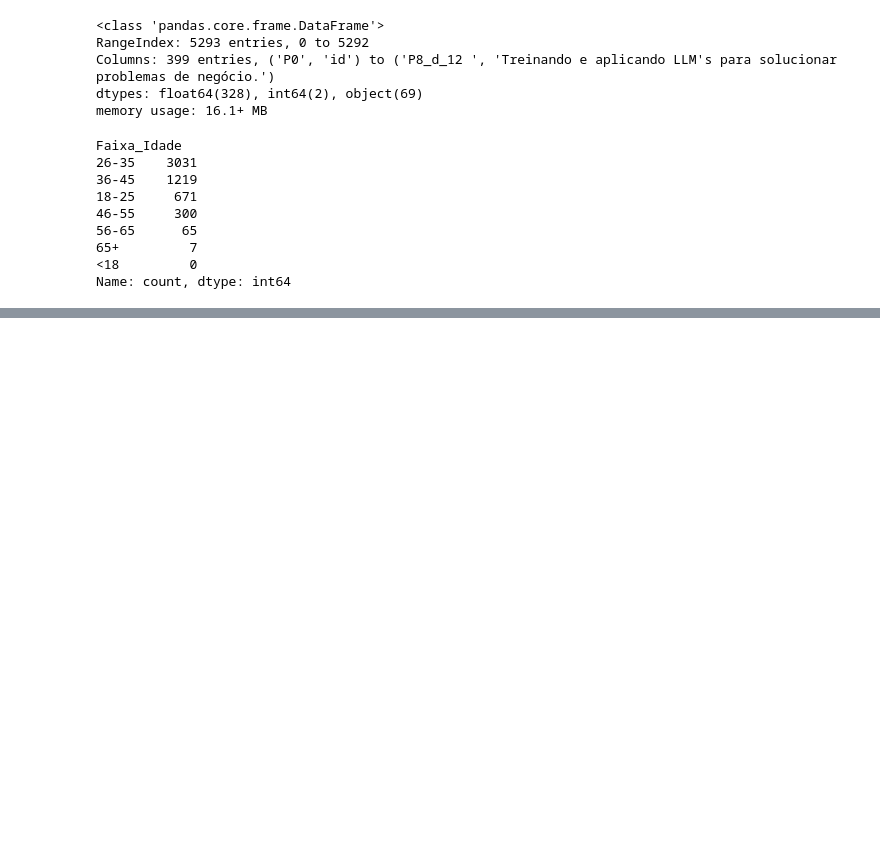
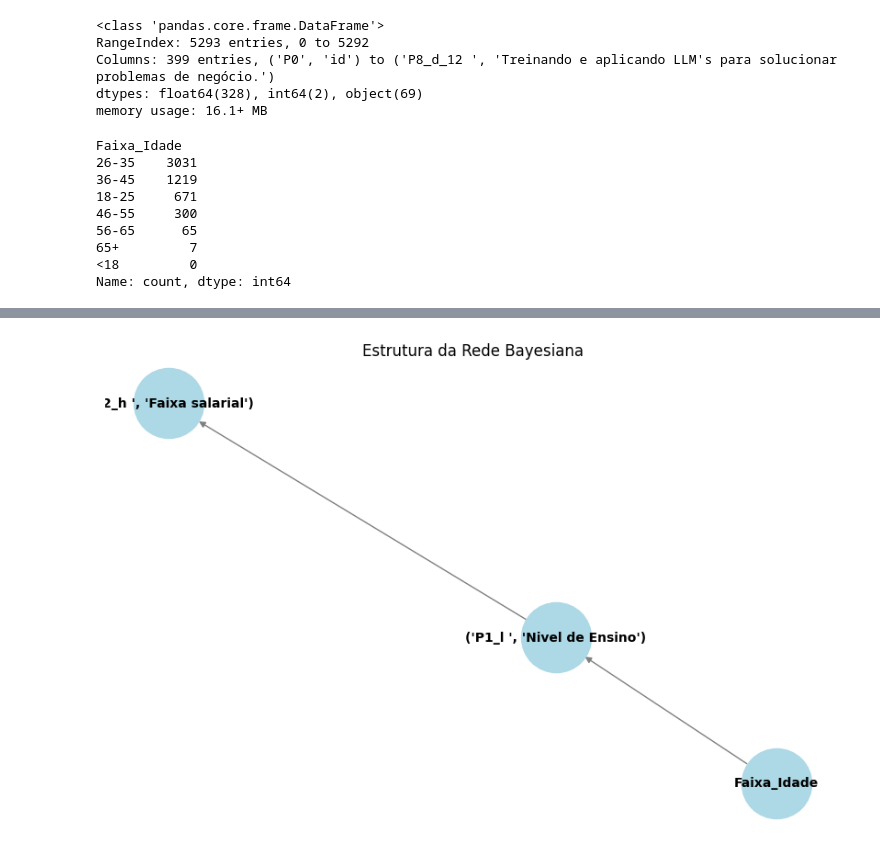
Before and after one commit to Nertonm/kaggle, a Jupyter notebook: Teste_4.ipynb, the cells around one changed output, grey strips where cells are left out. Drawn from its saved outputs; the diff is of its cells as text; code cells hidden in the pictures; blank space fills up the shorter version.

Commit message:
Adicionando Rede Bayesiana e correlação de Cramér

```diff
--- a/Teste_4.ipynb
+++ b/Teste_4.ipynb
@@ -91,5 +26,0 @@ def get_file_path():
-# %%
-# Carregando o DataFrame
-file_path = get_file_path()
-df = pd.read_csv(file_path)
-df.head()
@@ -162,3 +58,66 @@ Faixa_Idade
 65+         7
 <18         0
 Name: count, dtype: int64
+# %%
+import pandas as pd
+import networkx as nx
+import matplotlib.pyplot as plt
+from pgmpy.models import BayesianNetwork
+from pgmpy.estimators import MaximumLikelihoodEstimator
+from pgmpy.inference import VariableElimination
+
+# Definir os intervalos de idade
+bins = [0, 18, 25, 35, 45, 55, 65, 100]
+labels = ['<18', '18-25', '26-35', '36-45', '46-55', '56-65', '65+']
+
+# Criar a nova variável categorizada
+df['Faixa_Idade'] = pd.cut(df["('P1_a ', 'Idade')"], bins=bins, labels=labels, right=False)
+print("Distribuição das Faixas Etárias:")
+print(df['Faixa_Idade'].value_counts())
+
+# Definir a estrutura da rede bayesiana
+dependency_structure = [
+    ('Faixa_Idade', "('P1_l ', 'Nivel de Ensino')"),
+    ("('P1_l ', 'Nivel de Ensino')", "('P2_h ', 'Faixa salarial')")
+]
+model = BayesianNetwork(dependency_structure)
+
+# Ajustar o modelo aos dados
+model.fit(df, estimator=MaximumLikelihoodEstimator)
+print("Estrutura da Rede Bayesiana:")
+print(model.edges())
+
+# Plotar o gráfico da rede bayesiana
+def plotar_rede(model):
+    plt.figure(figsize=(8, 5))
+    G = nx.DiGraph()
+    G.add_edges_from(model.edges())
+    nx.draw(G, with_labels=True, node_color='lightblue', edge_color='gray', node_size=3000, font_size=10, font_weight='bold')
+    plt.title("Estrutura da Rede Bayesiana")
+    plt.show()
+
+plotar_rede(model)
+
+# Criar um objeto de inferência
+inference = VariableElimination(model)
+
+# Exemplo de consulta probabilística
+def consulta_probabilidade(nivel_ensino):
+    query_result = inference.query(variables=["('P2_h ', 'Faixa salarial')"],
+                                   evidence={"('P1_l ', 'Nivel de Ensino')": nivel_ensino})
+
+    print(f"\nProbabilidades para a faixa salarial dado o nível de ensino '{nivel_ensino}':")
+    print("+------------------------------------------------------+----------------------+ ")
+    print("| Faixa Salarial                                      | Probabilidade        |")
+    print("+------------------------------------------------------+----------------------+ ")
+    for state, prob in zip(query_result.state_names["('P2_h ', 'Faixa salarial')"], query_result.values):
+        print(f"| {state:<50} | {prob:.4f}              |")
+    print("+------------------------------------------------------+----------------------+ ")
+
+# Teste com Graduação/Bacharelado
+consulta_probabilidade('Estudante de Graduação')
+consulta_probabilidade('Graduação/Bacharelado')
+consulta_probabilidade('Pós-graduação')
+consulta_probabilidade('Mestrado')
+consulta_probabilidade('Doutorado ou Phd')
+# %% [output]
@@ -164,0 +136 @@ Name: count, dtype: int64
+[figure, added]
```
Also changed, not shown: parts of 14 cells of this notebook.
